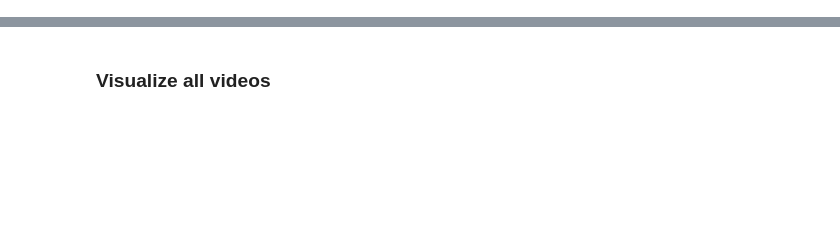
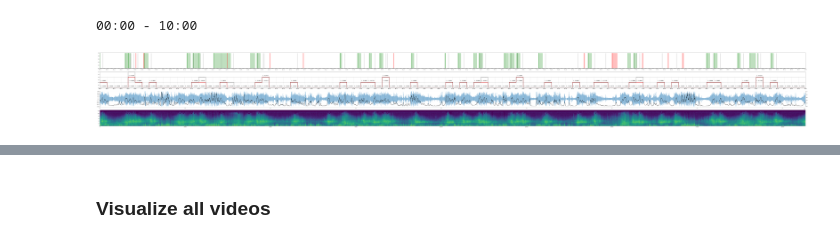
Before and after one commit to yermandy/vehicle-audio-nn, a Jupyter notebook: visualization.ipynb, the cells around one changed output, grey strips where cells are left out. Drawn from its saved outputs; the diff is of its cells as text; code cells hidden in the pictures; blank space fills up the shorter version.

```diff
--- a/visualization.ipynb
+++ b/visualization.ipynb
@@ -6,19 +6,11 @@ from src import *
 from model.classification import *
 
 from tqdm.notebook import tqdm
-from easydict import EasyDict
 from IPython.display import HTML
 import matplotlib as mpl
 import matplotlib.pyplot as plt
 
 mpl.rcParams['agg.path.chunksize'] = 10000
-
-def show_video(file):
-    return HTML(f"""
-        <video width="{1920 * 0.3}" height="{1080 * 0.3}" controls>
-            <source src="data/video/{file}.MP4" type="video/mp4">
-        </video>
-    """)
 
 params = EasyDict()
 params.n_fft = 1024
@@ -27,13 +19,11 @@ params.hop_length = 128
 params.sr = 44100
 predictions = None
 # %%
-# file = '20190819-Kutna Hora-L4-out-MVI_0040'
-file = '20190819-Kutna Hora-L3-out-MVI_0008'
+file = '20190819-Kutna Hora-L10-out-SDV_1888'
 
 signal = load_audio(f'data/audio/{file}.MP4.wav')
 csv = load_csv(f'{file}.MP4')
-events = load_events_from_csv(csv)
-directions = load_directions_from_csv(csv)
+best_detection_frame = load_best_detection_frame_time_from_csv(csv)
 views = load_views_from_csv(csv)
 
 try:
@@ -43,29 +33,31 @@ except:
 
 events_start_time, events_end_time = load_event_time_from_csv(csv)
 # %%
-uuid = 1636031305
-suffix = 'interval'
-# from_time, till_time = 0, 60 * 10
-from_time, till_time = 1560, 2064
+uuid = 1639067561
+# rvce / mae / chd / last
+model_name = 'rvce'
+from_time, till_time = 0*60, 10*60
+# from_time, till_time = 942, 2064
 
-
-model, params = load_model(uuid, suffix=suffix)
-transform = create_transformation(params)
-predictions, probabilities = validate(signal, model, transform, params, from_time=from_time, till_time=till_time, return_probs=True)
+model, config = load_model_locally(uuid, model_name=model_name)
+transform = create_transformation(config)
+predictions, probabilities = validate(signal, model, transform, config, from_time=from_time, till_time=till_time, return_probs=True)
 # %%
 show(
-    params,
+    config,
     signal=signal,
-    events=events,
+    events=best_detection_frame,
     predictions=predictions,
     probabilities=probabilities,
     events_start_time=events_start_time,
     events_end_time=events_end_time,
     manual_events=manual_events,
     views=views,
     from_time=from_time,
     till_time=till_time,
     save=False
 )
-
 show_video(file)
+# %% [output]
+00:00 - 10:00
+[figure, added]
```
Also changed, not shown: parts of 5 cells of this notebook, 1 other file.
